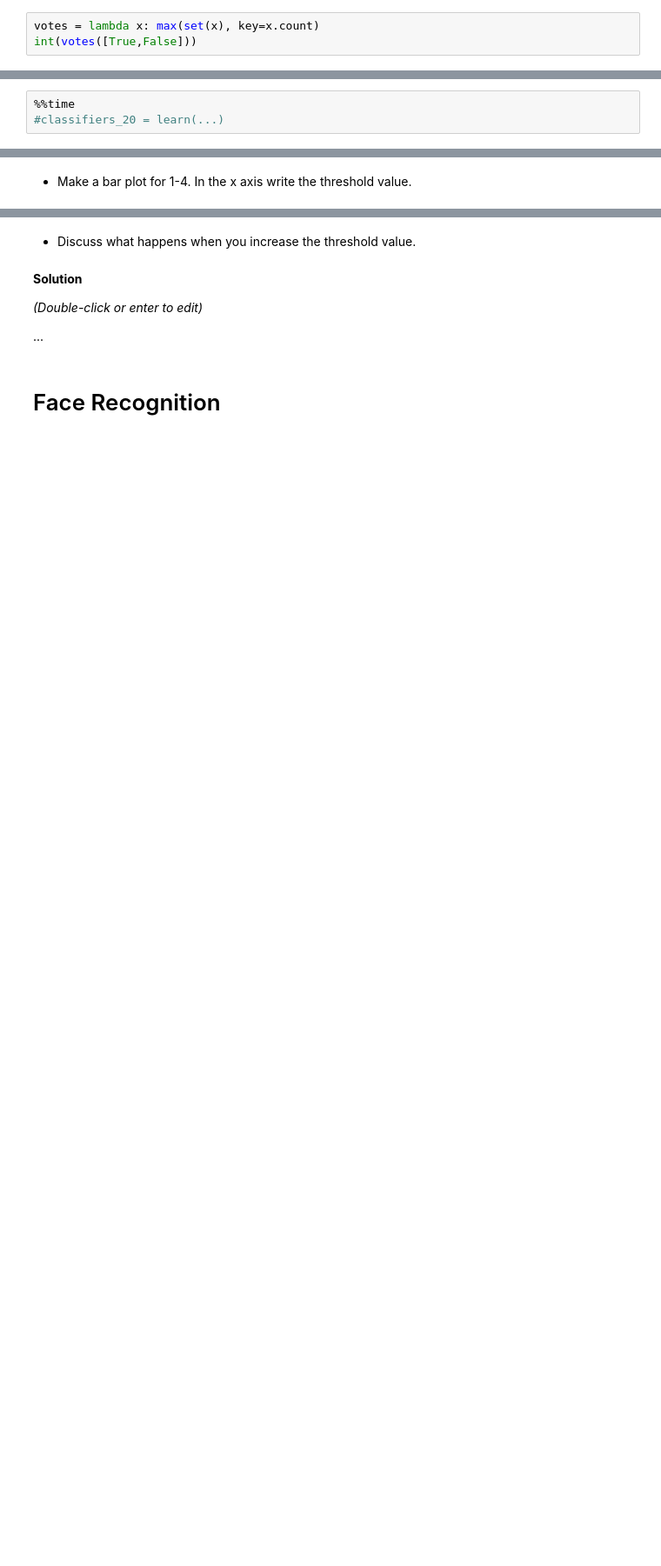
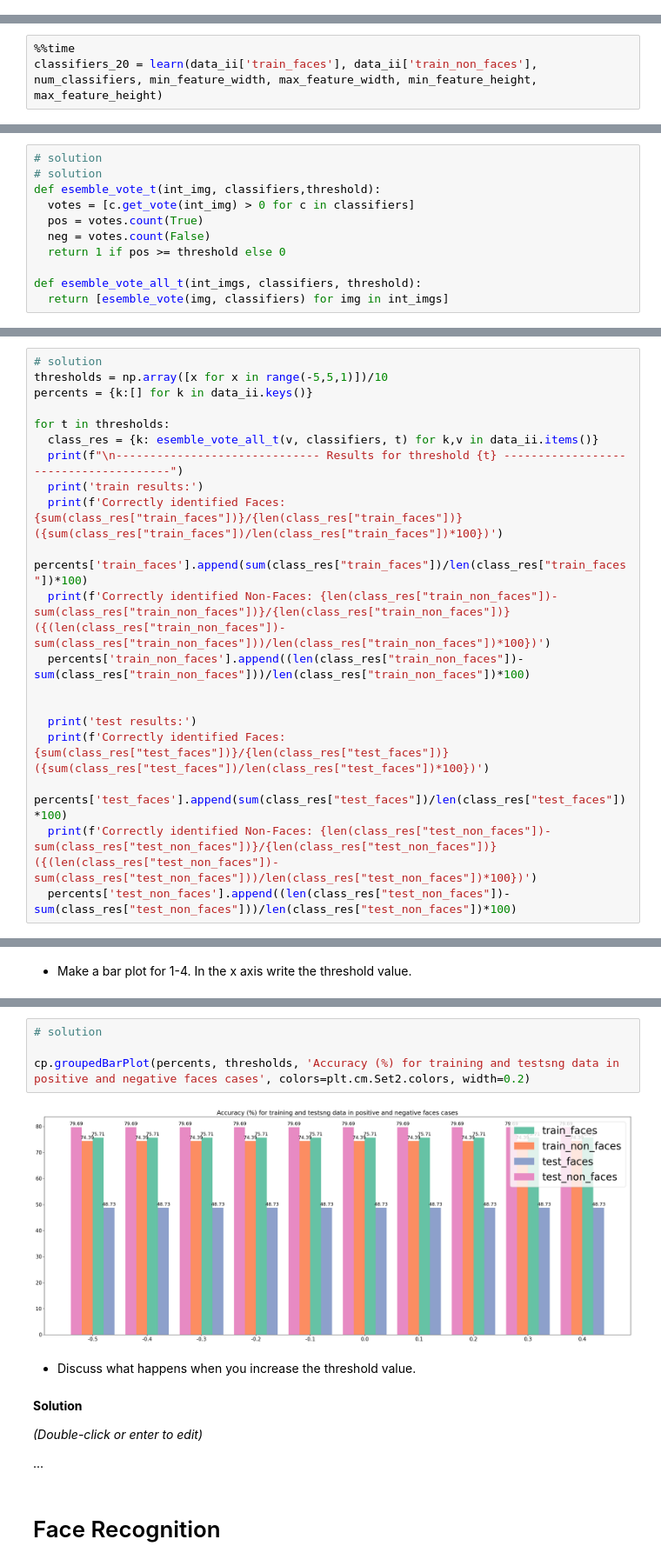
Before and after one commit to MarioROT/CV-MAI, a Jupyter notebook: Session 6/p6_face_detection_and_recognition.ipynb, the cells around one changed output, grey strips where cells are left out. Shown at 87% size. Saved outputs shown, nothing was run; the diff lists cells and outputs as text; blank space fills up the shorter version.

```diff
--- a/Session 6/p6_face_detection_and_recognition.ipynb
+++ b/Session 6/p6_face_detection_and_recognition.ipynb
@@ -462,3 +461,0 @@ Wall time: 7min 34s
-# %%
-votes = lambda x: max(set(x), key=x.count)
-int(votes([True,False]))
@@ -511,4 +522,4 @@ min_feature_width = 8
 max_feature_width = 10
 # %%
 %%time
-#classifiers_20 = learn(...)
+classifiers_20 = learn(data_ii['train_faces'], data_ii['train_non_faces'], num_classifiers, min_feature_width, max_feature_width, min_feature_height, max_feature_height)
@@ -533,3 +571,14 @@ max_feature_width = 10
+# %%
+# solution
+# solution
+def esemble_vote_t(int_img, classifiers,threshold):
+  votes = [c.get_vote(int_img) > 0 for c in classifiers]
+  pos = votes.count(True)
+  neg = votes.count(False)
+  return 1 if pos >= threshold else 0
+
+def esemble_vote_all_t(int_imgs, classifiers, threshold):
+  return [esemble_vote(img, classifiers) for img in int_imgs]
 # %% [markdown]
 *   Using the list of 20 classifiers compute the following:
 
@@ -546,0 +594,20 @@ thresholds = np.array([x for x in range(-5,5,1)])/10.
+# %%
+# solution
+thresholds = np.array([x for x in range(-5,5,1)])/10
+percents = {k:[] for k in data_ii.keys()}
+
+for t in thresholds:
+  class_res = {k: esemble_vote_all_t(v, classifiers, t) for k,v in data_ii.items()}
+  print(f"\n------------------------------ Results for threshold {t} --------------------------------------")
+  print('train results:')
+  print(f'Correctly identified Faces: {sum(class_res["train_faces"])}/{len(class_res["train_faces"])} ({sum(class_res["train_faces"])/len(class_res["train_faces"])*100})')
+  percents['train_faces'].append(sum(class_res["train_faces"])/len(class_res["train_faces"])*100)
+  print(f'Correctly identified Non-Faces: {len(class_res["train_non_faces"])-sum(class_res["train_non_faces"])}/{len(class_res["train_non_faces"])} ({(len(class_res["train_non_faces"])-sum(class_res["train_non_faces"]))/len(class_res["train_non_faces"])*100})')
+  percents['train_non_faces'].append((len(class_res["train_non_faces"])-sum(class_res["train_non_faces"]))/len(class_res["train_non_faces"])*100)
+
+
+  print('test results:')
+  print(f'Correctly identified Faces: {sum(class_res["test_faces"])}/{len(class_res["test_faces"])} ({sum(class_res["test_faces"])/len(class_res["test_faces"])*100})')
+  percents['test_faces'].append(sum(class_res["test_faces"])/len(class_res["test_faces"])*100)
+  print(f'Correctly identified Non-Faces: {len(class_res["test_non_faces"])-sum(class_res["test_non_faces"])}/{len(class_res["test_non_faces"])} ({(len(class_res["test_non_faces"])-sum(class_res["test_non_faces"]))/len(class_res["test_non_faces"])*100})')
+  percents['test_non_faces'].append((len(class_res["test_non_faces"])-sum(class_res["test_non_faces"]))/len(class_res["test_non_faces"])*100)
@@ -551,3 +634,9 @@ thresholds = np.array([x for x in range(-5,5,1)])/10.
+# %%
+# solution
+
+cp.groupedBarPlot(percents, thresholds, 'Accuracy (%) for training and testsng data in positive and negative faces cases', colors=plt.cm.Set2.colors, width=0.2)
+# %% [output]
+[figure, added]
 # %% [markdown]
 *   Discuss what happens when you increase the threshold value.
 # %% [markdown]
```
Also changed, not shown: parts of 15 cells of this notebook.
